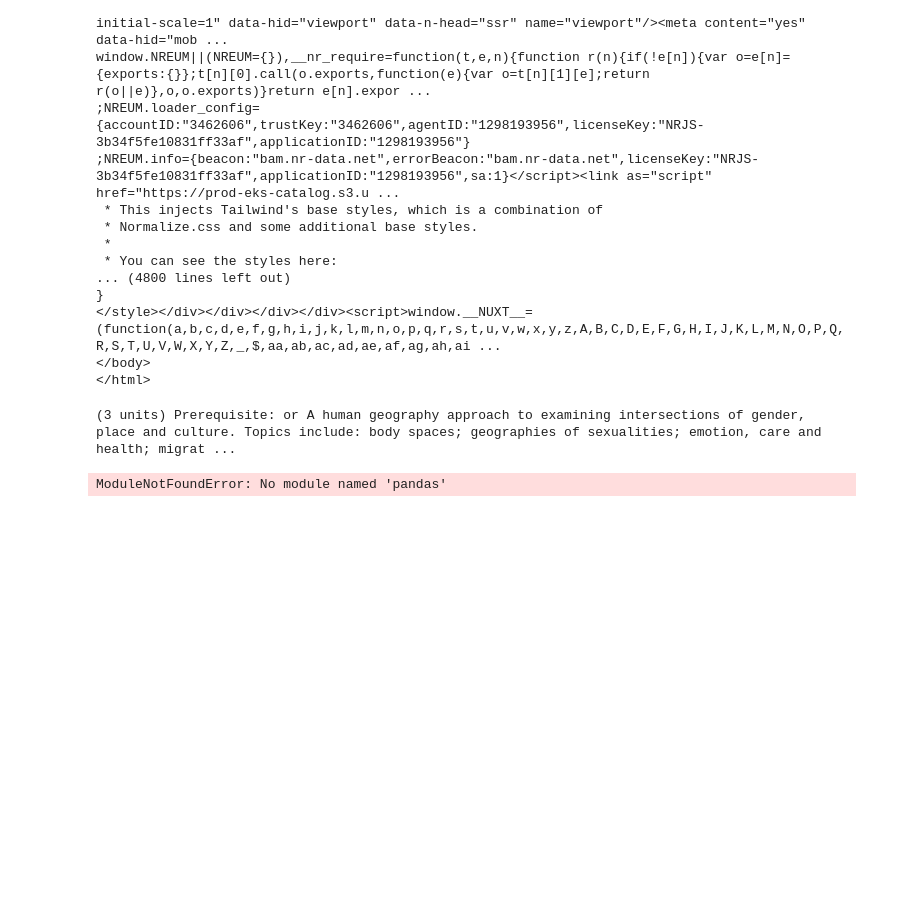
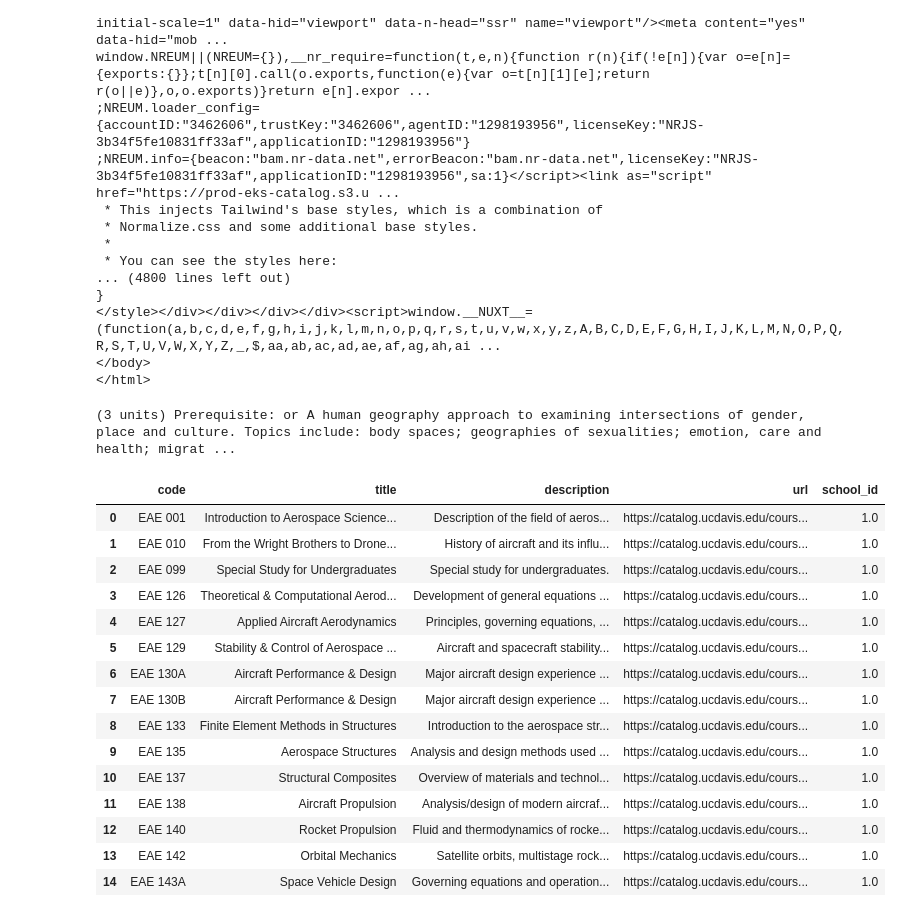
Before and after one commit to CourseDescriptions/scraper, a Jupyter notebook: testing.ipynb, the cells around one changed output. Drawn from its saved outputs; the diff is of its cells as text; code cells hidden in the pictures; blank space fills up the shorter version.

```diff
--- a/testing.ipynb
+++ b/testing.ipynb
@@ -41,23 +41,38 @@ print(extract(soup))
 # %%
 import json
 import glob
 import os
+import pandas as pd
 
 # Define the directory containing the JSON files
 directory = "data/"
 
 allCourses = []
 # Loop through all JSON files in the directory
 for filepath in glob.glob(os.path.join(directory, "*.json")):
     with open(filepath, "r", encoding="utf-8") as file:
         try:
             data = json.load(file)  # Load JSON data
             allCourses.extend(data)
         except json.JSONDecodeError as e:
             print(f"Error reading {filepath}: {e}")
+
+df = pd.DataFrame(allCourses)
+df.head(15)
+# %% [output]
+|  | code | title | description | url | school_id |
+| 0 | EAE 001 | Introduction to Aerospace Science... | Description of the field of aeros... | https://catalog.ucdavis.edu/cours... | 1.0 |
+| 1 | EAE 010 | From the Wright Brothers to Drone... | History of aircraft and its influ... | https://catalog.ucdavis.edu/cours... | 1.0 |
+| 2 | EAE 099 | Special Study for Undergraduates | Special study for undergraduates. | https://catalog.ucdavis.edu/cours... | 1.0 |
+| 3 | EAE 126 | Theoretical & Computational Aerod... | Development of general equations ... | https://catalog.ucdavis.edu/cours... | 1.0 |
+| 4 | EAE 127 | Applied Aircraft Aerodynamics | Principles, governing equations, ... | https://catalog.ucdavis.edu/cours... | 1.0 |
+| 5 | EAE 129 | Stability & Control of Aerospace ... | Aircraft and spacecraft stability... | https://catalog.ucdavis.edu/cours... | 1.0 |
+| 6 | EAE 130A | Aircraft Performance & Design | Major aircraft design experience ... | https://catalog.ucdavis.edu/cours... | 1.0 |
+| 7 | EAE 130B | Aircraft Performance & Design | Major aircraft design experience ... | https://catalog.ucdavis.edu/cours... | 1.0 |
+| 8 | EAE 133 | Finite Element Methods in Structures | Introduction to the aerospace str... | https://catalog.ucdavis.edu/cours... | 1.0 |
+| 9 | EAE 135 | Aerospace Structures | Analysis and design methods used ... | https://catalog.ucdavis.edu/cours... | 1.0 |
+| 10 | EAE 137 | Structural Composites | Overview of materials and technol... | https://catalog.ucdavis.edu/cours... | 1.0 |
+| 11 | EAE 138 | Aircraft Propulsion | Analysis/design of modern aircraf... | https://catalog.ucdavis.edu/cours... | 1.0 |
+| 12 | EAE 140 | Rocket Propulsion | Fluid and thermodynamics of rocke... | https://catalog.ucdavis.edu/cours... | 1.0 |
+| 13 | EAE 142 | Orbital Mechanics | Satellite orbits, multistage rock... | https://catalog.ucdavis.edu/cours... | 1.0 |
+| 14 | EAE 143A | Space Vehicle Design | Governing equations and operation... | https://catalog.ucdavis.edu/cours... | 1.0 |
-# %%
-import pandas as pd
-
-df = pd.read_json(allCourses)
-# %% [output]
-ModuleNotFoundError: No module named 'pandas'
```
